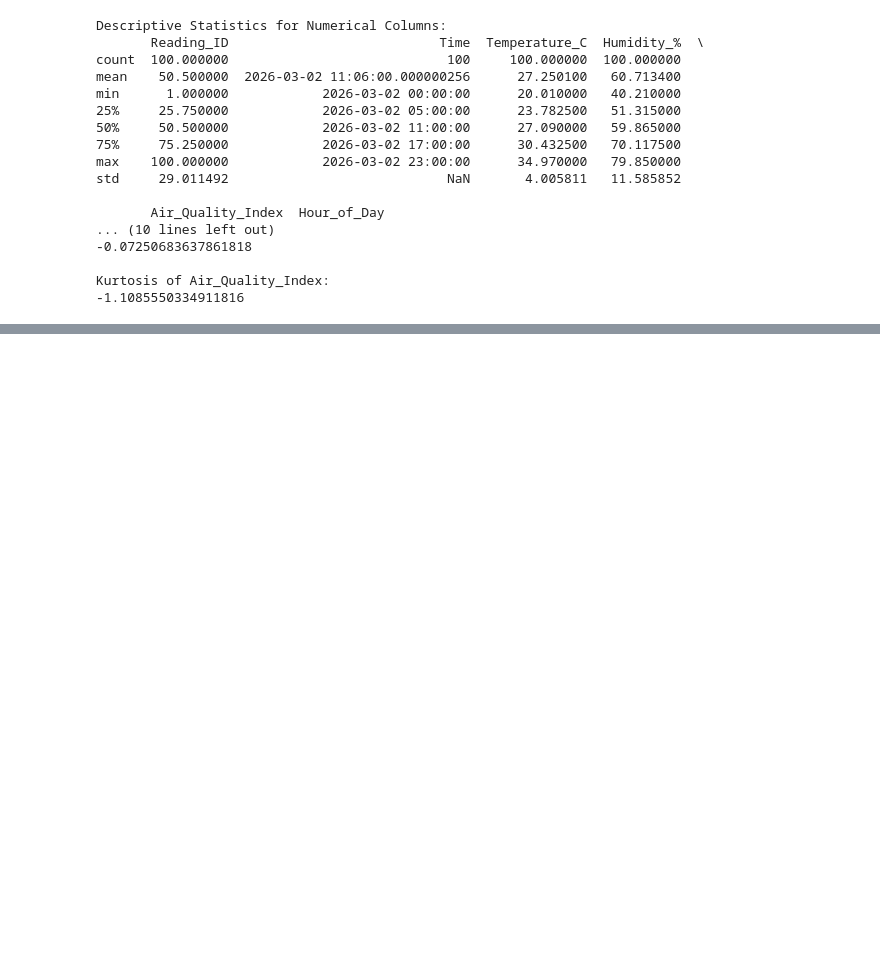
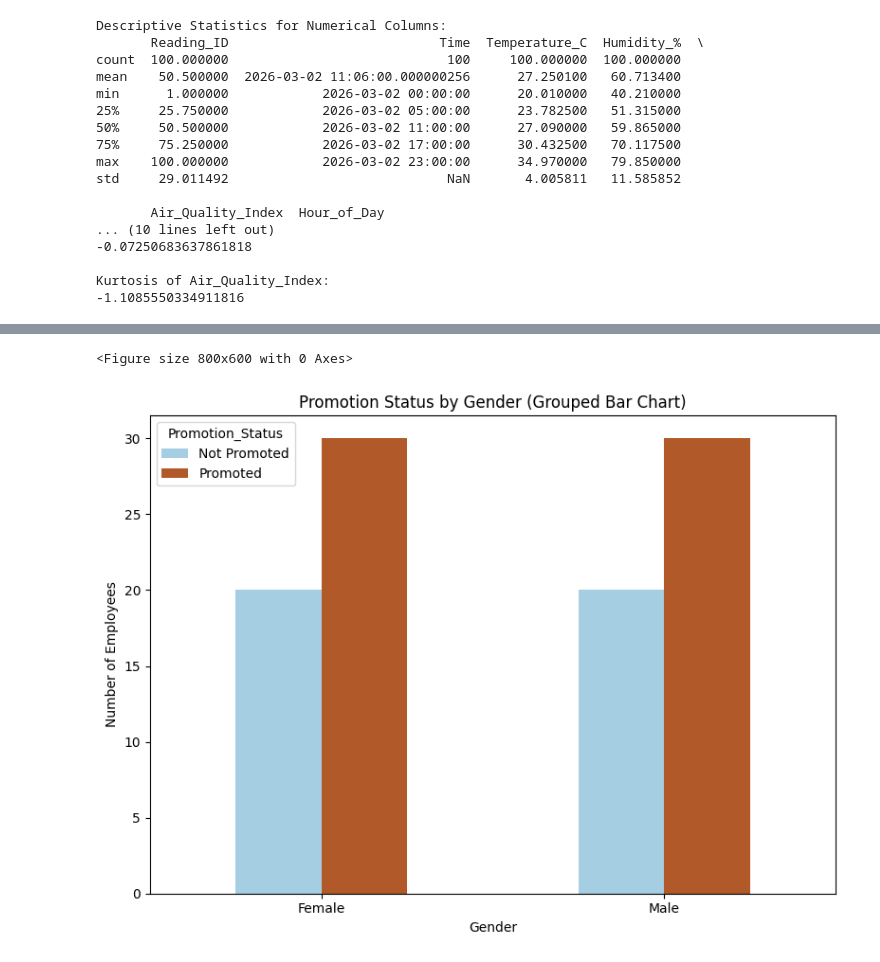
Before and after one commit to saimedhas/DV-lab-tasks, a Jupyter notebook: Copy_of_Welcome_To_Colab.ipynb, the cells around one changed output, grey strips where cells are left out. Saved outputs shown, nothing was run; the diff lists cells and outputs as text; code cells hidden in the pictures; blank space fills up the shorter version.

```diff
--- a/Copy_of_Welcome_To_Colab.ipynb
+++ b/Copy_of_Welcome_To_Colab.ipynb
@@ -725,0 +800,20 @@ Kurtosis of Air_Quality_Index:
+# %%
+import matplotlib.pyplot as plt
+import seaborn as sns
+
+# Create a cross-tabulation of Gender and Promotion_Status
+gender_promotion_crosstab = pd.crosstab(df_employees['Gender'], df_employees['Promotion_Status'])
+
+# Create a grouped bar chart
+plt.figure(figsize=(8, 6))
+gender_promotion_crosstab.plot(kind='bar', colormap='Paired', figsize=(8, 6))
+plt.title('Promotion Status by Gender (Grouped Bar Chart)')
+plt.xlabel('Gender')
+plt.ylabel('Number of Employees')
+plt.xticks(rotation=0)
+plt.legend(title='Promotion_Status')
+plt.tight_layout()
+plt.show()
+# %% [output]
+<Figure size 800x600 with 0 Axes>
+[figure, added]
```
Also changed, not shown: parts of 6 cells of this notebook.
